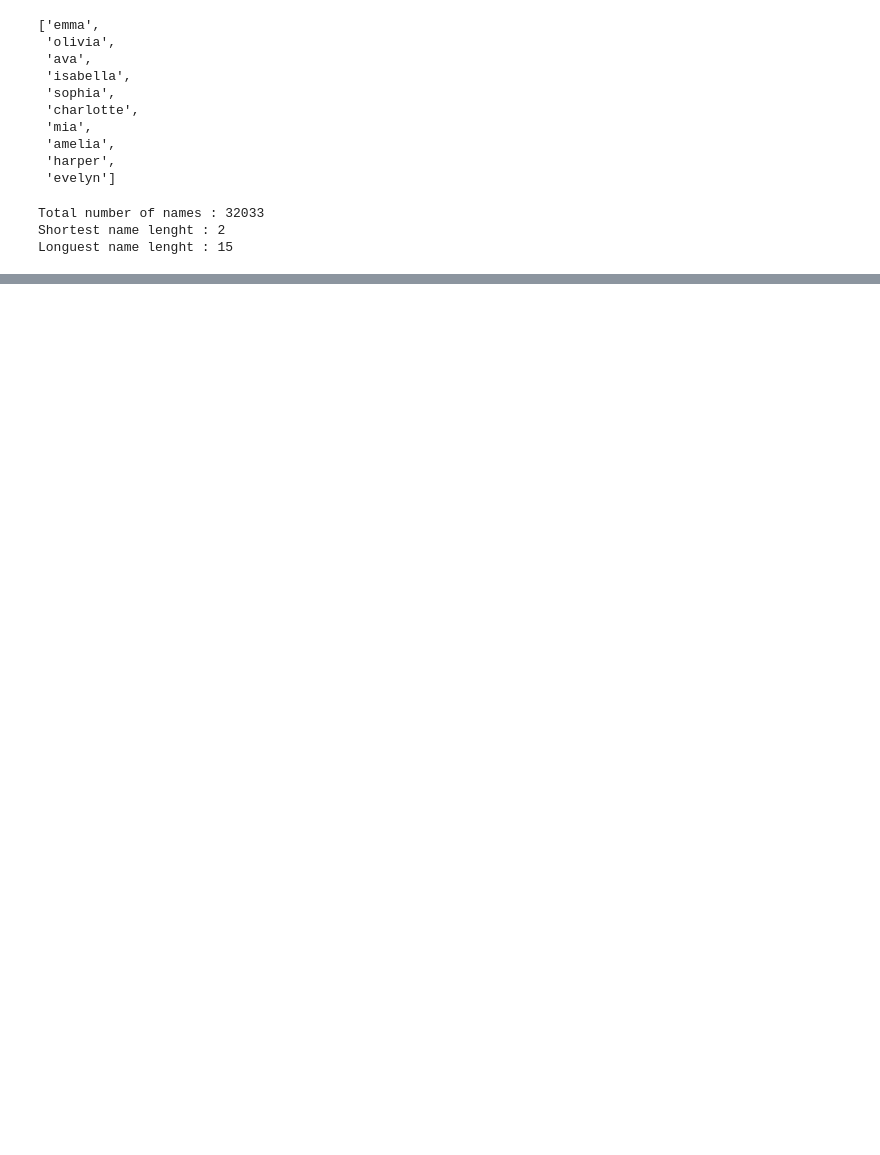
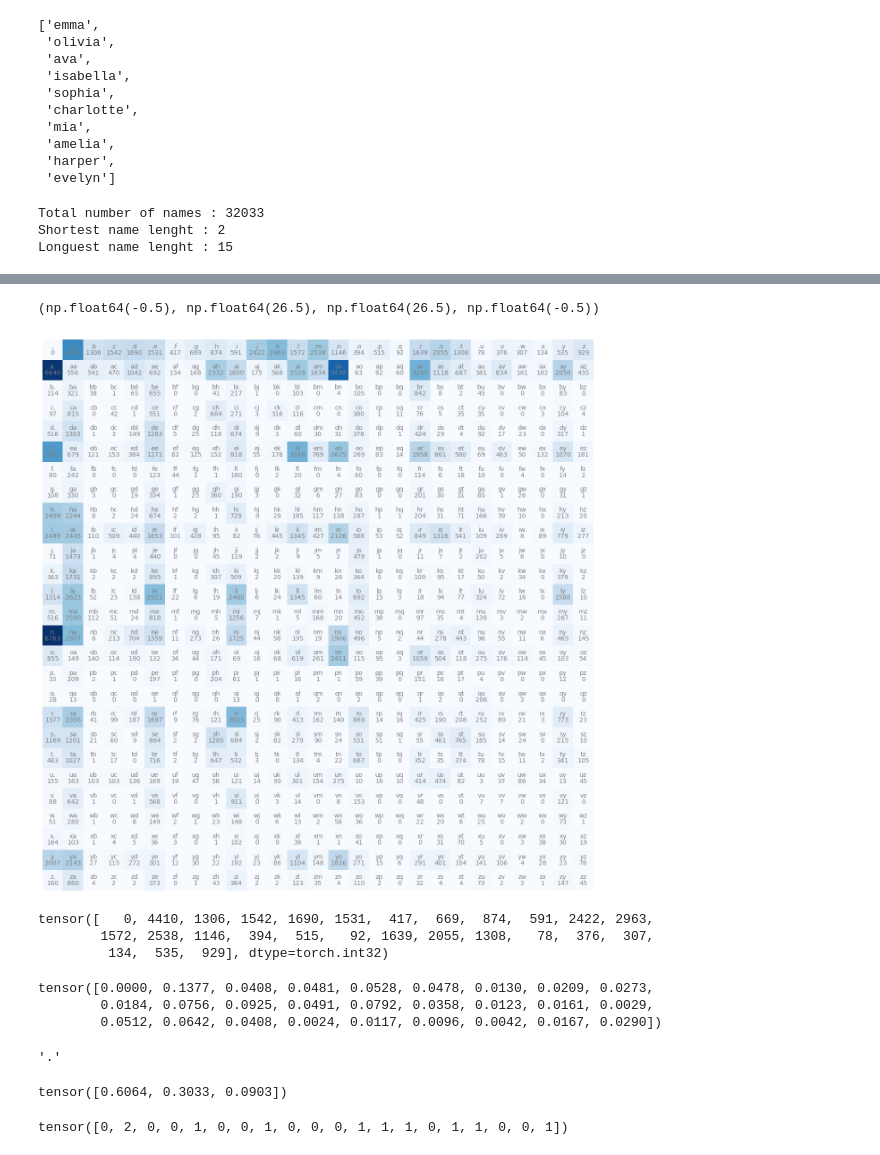
Before and after one commit to sergedevillez/Andrew-Karpathy-s-Playlist, a Jupyter notebook: 1.Build Makemore/build_makemore.ipynb, the cells around one changed output, grey strips where cells are left out. Cells and saved outputs as stored; diff of their text form; code cells hidden in the pictures; blank space fills up the shorter version.

```diff
--- a/1.Build Makemore/build_makemore.ipynb
+++ b/1.Build Makemore/build_makemore.ipynb
@@ -45,0 +112,62 @@ a <E>
+# %%
+# This array is not very clever because some character will of course never exist like a bigram with the end token at the start or the start token at the end. Also The S + something column and the something + E bigram are very crowded because they are of course at least on use for each column/line for every sentence.
+# this is why we will use a single token for both end and start
+
+N = torch.zeros((27, 27), dtype=torch.int32)
+chars = sorted(list(the_set))
+stoi = {s:i + 1 for i,s in enumerate(chars)}
+stoi['.'] = 0 # add the start and end token
+itos = {i:s for s,i in stoi.items()}
+
+for w in words:
+    chs = ['.'] + list(w) + ['.']
+    for ch1, ch2 in zip(chs, chs[1:]):
+        ix1 = stoi[ch1]
+        ix2 = stoi[ch2]
+        N[ix1, ix2] += 1
+
+plt.figure(figsize=(16,16))
+plt.imshow(N, cmap='Blues')
+for i in range(27):
+    for j in range(27):
+        chrstr = itos[i] + itos[j] # we add one because we have the start token at index 0
+        plt.text(j, i, chrstr, ha='center', va='bottom', color='gray')
+        plt.text(j, i, N[i, j].item(), ha='center', va='top', color='gray')
+plt.axis('off')
+# %% [output]
+(np.float64(-0.5), np.float64(26.5), np.float64(26.5), np.float64(-0.5))
+[figure, added]
+# %%
+N[0]
+# %% [output]
+tensor([   0, 4410, 1306, 1542, 1690, 1531,  417,  669,  874,  591, 2422, 2963,
+        1572, 2538, 1146,  394,  515,   92, 1639, 2055, 1308,   78,  376,  307,
+         134,  535,  929], dtype=torch.int32)
+# %%
+p = N[0].float() # get the first row in float because we are about to normalize the count
+p = p / p.sum() # normalize the count to get the probability distribution
+p
+# %% [output]
+tensor([0.0000, 0.1377, 0.0408, 0.0481, 0.0528, 0.0478, 0.0130, 0.0209, 0.0273,
+        0.0184, 0.0756, 0.0925, 0.0491, 0.0792, 0.0358, 0.0123, 0.0161, 0.0029,
+        0.0512, 0.0642, 0.0408, 0.0024, 0.0117, 0.0096, 0.0042, 0.0167, 0.0290])
+# %%
+g = torch.Generator().manual_seed(2147483647)
+ix = torch.multinomial(p, num_samples=1, replacement=True, generator=g).item()
+itos[ix]  # get the character corresponding to the sampled index
+# %% [output]
+'.'
+# %%
+# No we want to get the sample, for this we use our probabilities and the function torch.multinomial which will sample from the distribution
+# we use a generator to get the exact same results each time we run the code
+g = torch.Generator().manual_seed(2147483647) # 2**31 - 1 is the maximum value for a 32 bit integer
+p = torch.rand(3, generator=g) # generate 3 random numbers
+p = p/p.sum()
+p
+# %% [output]
+tensor([0.6064, 0.3033, 0.0903])
+# %%
+torch.multinomial(p, num_samples=20, replacement=True, generator=g) # sample 10 times from the distribution (true because we can sample the same character multiple times after sampling it once)
+# As seen above, the chance of obtaining a 0 is 0.6, the chance of obtaining a 1 is 0.3 and the chance of obtaining a 2 is 0.09 (very low when comparing)..
+# %% [output]
+tensor([0, 2, 0, 0, 1, 0, 0, 1, 0, 0, 0, 1, 1, 1, 0, 1, 1, 0, 0, 1])
```
Also changed, not shown: parts of 14 cells of this notebook.
